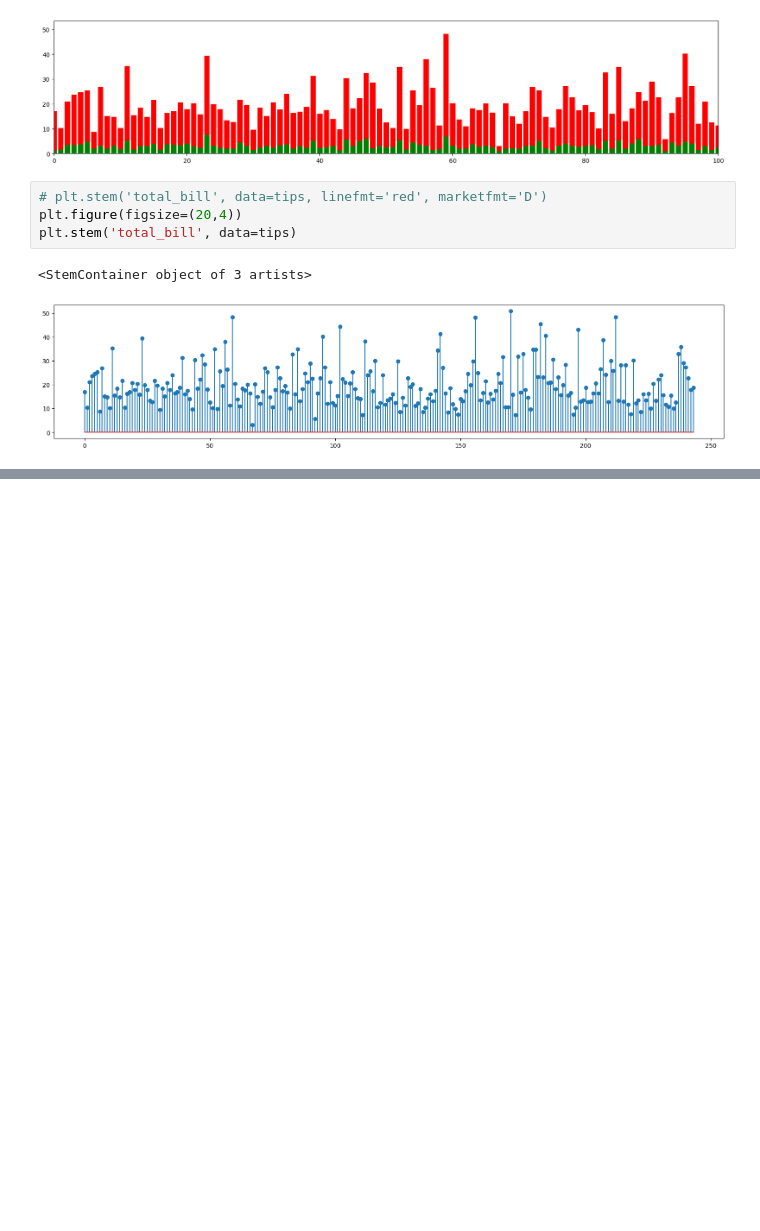
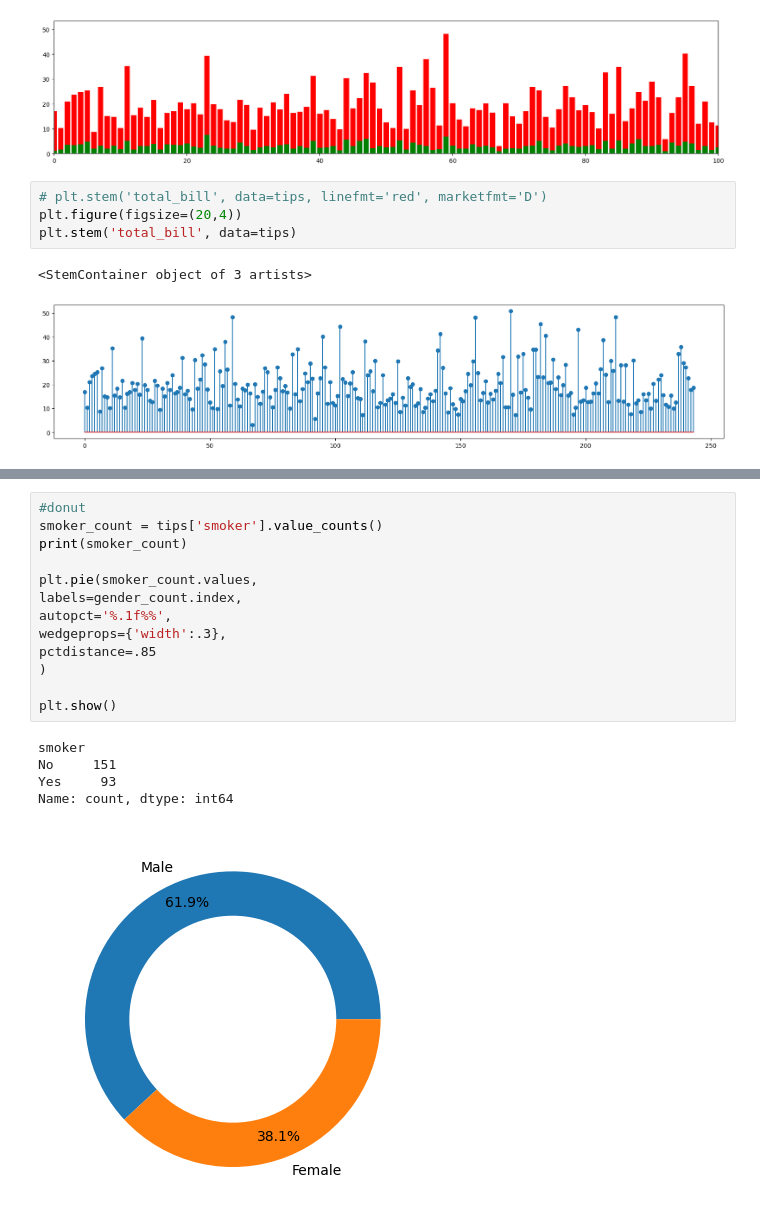
Before and after one commit to gupta-aayushkr/Data-Analytics, a Jupyter notebook: Data analysis/Visualization/visualization.ipynb, the cells around one changed output, grey strips where cells are left out. Saved outputs shown, nothing was run; the diff lists cells and outputs as text; blank space fills up the shorter version.

```diff
--- a/Data analysis/Visualization/visualization.ipynb
+++ b/Data analysis/Visualization/visualization.ipynb
@@ -148,0 +192,19 @@ plt.stem('total_bill', data=tips)
+# %%
+#donut
+smoker_count = tips['smoker'].value_counts()
+print(smoker_count)
+
+plt.pie(smoker_count.values,
+labels=gender_count.index,
+autopct='%.1f%%',
+wedgeprops={'width':.3},
+pctdistance=.85
+)
+
+plt.show()
+# %% [output]
+smoker
+No     151
+Yes     93
+Name: count, dtype: int64
+[figure, added]
```
Also changed, not shown: parts of 4 cells of this notebook.
